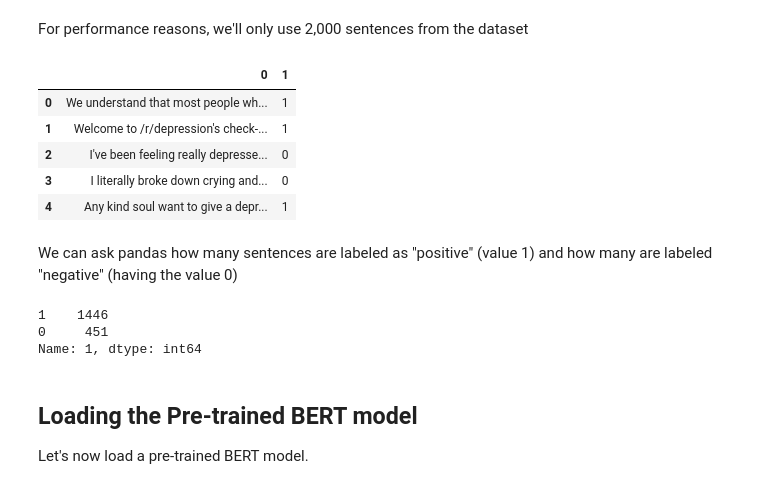
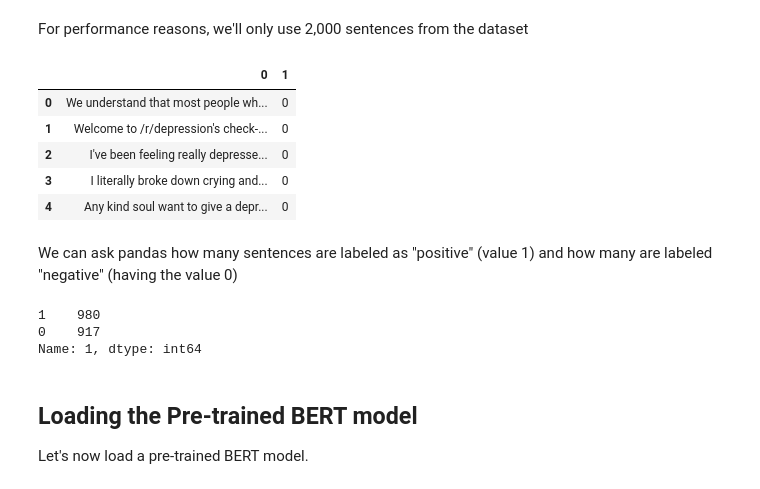
Before and after one commit to ayaanzhaque/SuiSense, a Jupyter notebook: notebooks/BERT/workingBertModel.ipynb, the cells around one changed output. Saved outputs shown, nothing was run; the diff lists cells and outputs as text; code cells hidden in the pictures.

Commit message:
trained bert on original labels

```diff
--- a/notebooks/BERT/workingBertModel.ipynb
+++ b/notebooks/BERT/workingBertModel.ipynb
@@ -44,29 +46,29 @@ warnings.filterwarnings('ignore')
 We'll use pandas to read the dataset and load it into a dataframe.
 # %%
 df = pd.read_csv('https://raw.githubusercontent.com/ayaanzhaque/SuiSense/master/data/scheme1.csv')
-og_batch_1 = df[['selftext', 'New Labels']]
+og_batch_1 = df[['selftext', 'is_suicide']]
 # %% [markdown]
 For performance reasons, we'll only use 2,000 sentences from the dataset
 # %%
 #batch_1_start = og_batch_1.head(60)
 #batch_1_end = og_batch_1.tail(60)
 #test_batch_1 = pd.concat([batch_1_start, batch_1_end], ignore_index=True)
-batch_1 = og_batch_1.rename(columns={'selftext': 0, 'New Labels': 1})
+batch_1 = og_batch_1.rename(columns={'selftext': 0, 'is_suicide': 1})
 batch_1.head()
 # %% [output]
 |  | 0 | 1 |
-| 0 | We understand that most people wh... | 1 |
-| 1 | Welcome to /r/depression's check-... | 1 |
+| 0 | We understand that most people wh... | 0 |
+| 1 | Welcome to /r/depression's check-... | 0 |
 | 2 | I've been feeling really depresse... | 0 |
 | 3 | I literally broke down crying and... | 0 |
-| 4 | Any kind soul want to give a depr... | 1 |
+| 4 | Any kind soul want to give a depr... | 0 |
 # %% [markdown]
 We can ask pandas how many sentences are labeled as "positive" (value 1) and how many are labeled "negative" (having the value 0)
 # %%
 batch_1[1].value_counts()
 # %% [output]
-1    1446
-0     451
+1    980
+0    917
 Name: 1, dtype: int64
 # %% [markdown]
 ## Loading the Pre-trained BERT model
```
Also changed, not shown: parts of 7 cells of this notebook.
